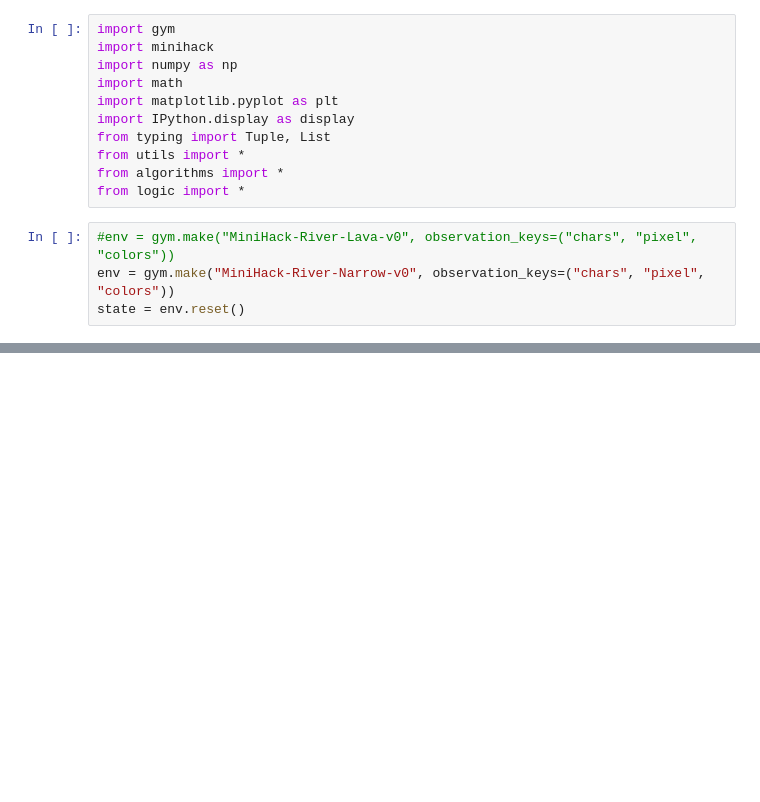
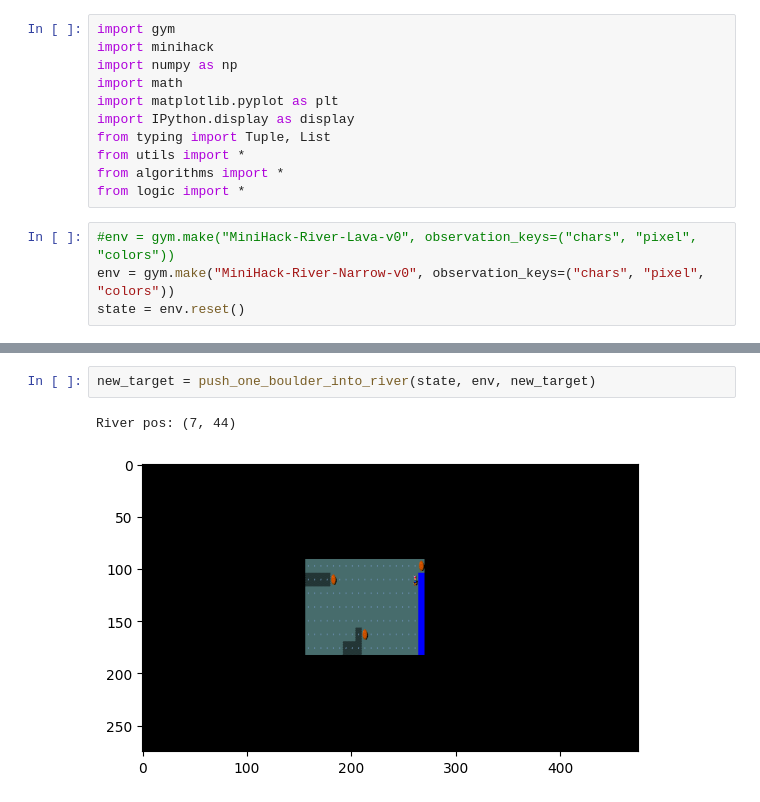
Before and after one commit to JacopoRaffi/AIF_Project, a Jupyter notebook: online_a_star_test.ipynb, the cells around one changed output, grey strips where cells are left out. Saved outputs shown, nothing was run; the diff lists cells and outputs as text; blank space fills up the shorter version.

```diff
--- a/online_a_star_test.ipynb
+++ b/online_a_star_test.ipynb
@@ -24,0 +30,5 @@ push_one_boulder_into_river(state, env)
+# %%
+new_target = push_one_boulder_into_river(state, env, new_target)
+# %% [output]
+River pos: (7, 44)
+[figure, added]
```
Also changed, not shown: parts of 3 cells of this notebook, 2 other files.
